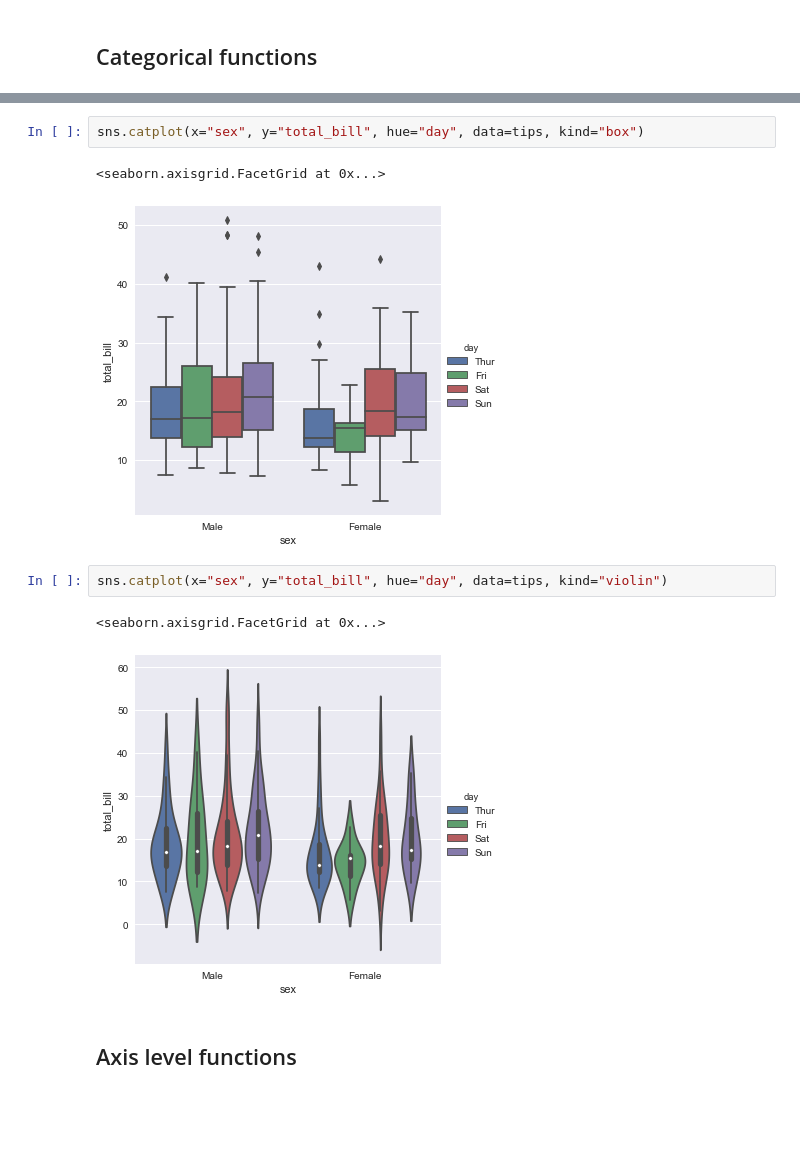
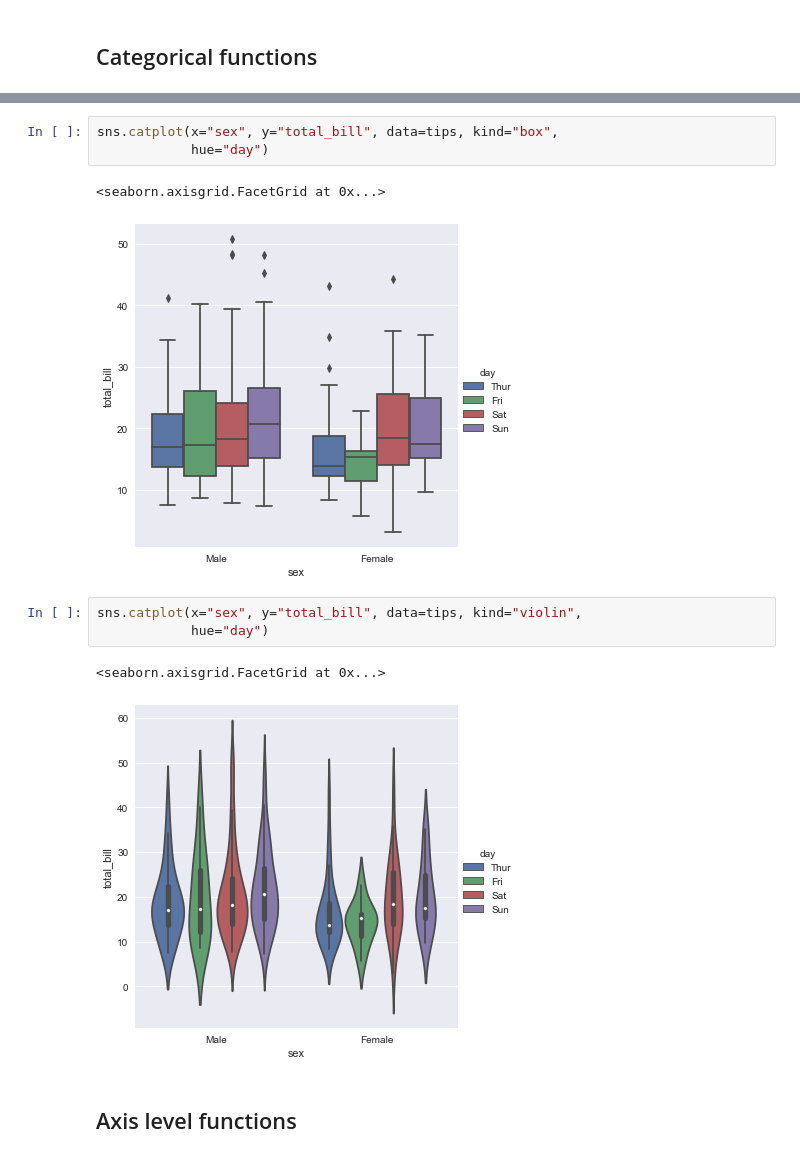
Before and after one commit to DataForScience/DataViz, a Jupyter notebook: 4. Seaborn.ipynb, the cells around one changed output, grey strips where cells are left out. Cells and saved outputs as stored; diff of their text form; blank space fills up the shorter version.

```diff
--- a/4. Seaborn.ipynb
+++ b/4. Seaborn.ipynb
@@ -168,13 +151,15 @@ sns.catplot(x="sex", y="total_bill", hue="day", data=tips, kind="strip",
 # %%
-sns.catplot(x="sex", y="total_bill", hue="day", data=tips, kind="box")
+sns.catplot(x="sex", y="total_bill", data=tips, kind="box",
+            hue="day")
 # %% [output]
 <seaborn.axisgrid.FacetGrid at 0x...>
-[figure, old version]
+[figure, new version]
 # %%
-sns.catplot(x="sex", y="total_bill", hue="day", data=tips, kind="violin")
+sns.catplot(x="sex", y="total_bill", data=tips, kind="violin",
+            hue="day")
 # %% [output]
 <seaborn.axisgrid.FacetGrid at 0x...>
-[figure, old version]
+[figure, new version]
 # %% [markdown]
 ## Axis level functions
 # %% [markdown]
```
Also changed, not shown: parts of 30 cells of this notebook.
